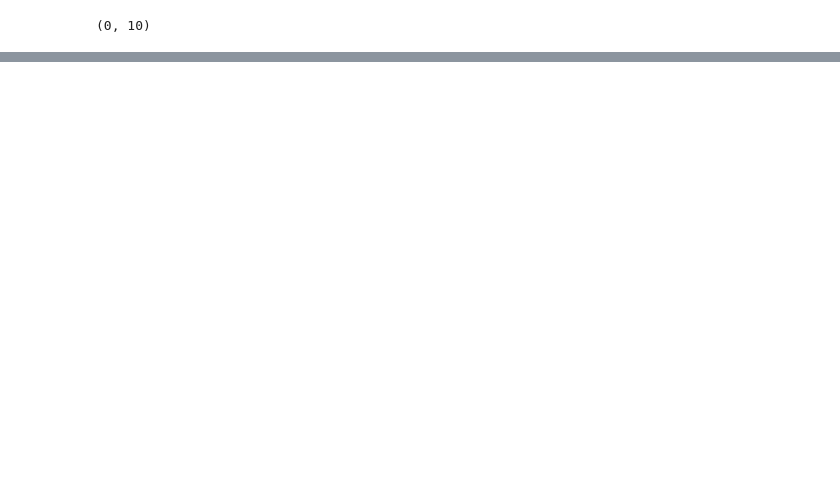
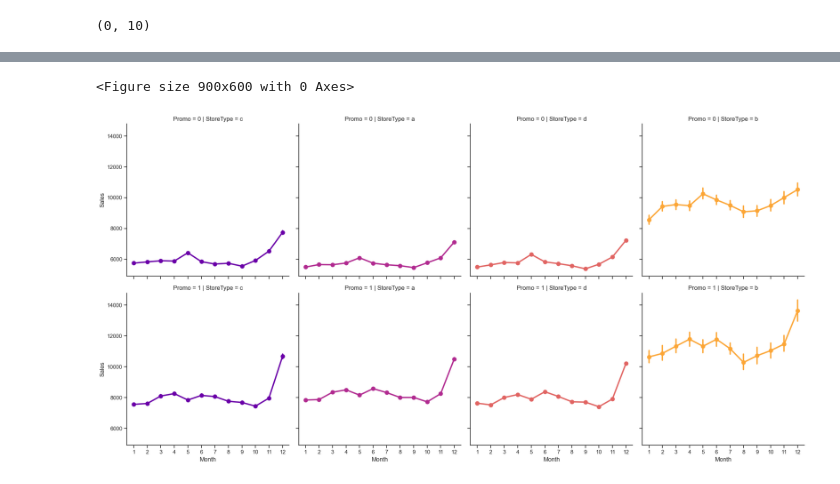
Before and after one commit to factorwonk/complexica_rossman, a Jupyter notebook: rossman-eda.ipynb, the cells around one changed output, grey strips where cells are left out. Saved outputs shown, nothing was run; the diff lists cells and outputs as text; code cells hidden in the pictures; blank space fills up the shorter version.

```diff
--- a/rossman-eda.ipynb
+++ b/rossman-eda.ipynb
@@ -294,0 +321,17 @@ In total:  (844338, 26)
+# %%
+# sales trends
+sns.set(style = "ticks")# to format into seaborn
+c = '#386B7F' # basic color for plots
+plt.figure(figsize = (9, 6))
+
+sns.catplot(data = train_store_df, x = 'Month', y = "Sales",
+               col = 'StoreType', # per store type in cols
+               palette = 'plasma',
+               kind = 'point',
+               hue = 'StoreType',
+               row = 'Promo', # per promo in the store in rows
+               color = c)
+plt.show()
+# %% [output]
+<Figure size 900x600 with 0 Axes>
+[figure, added]
```
Also changed, not shown: parts of 21 cells of this notebook.
